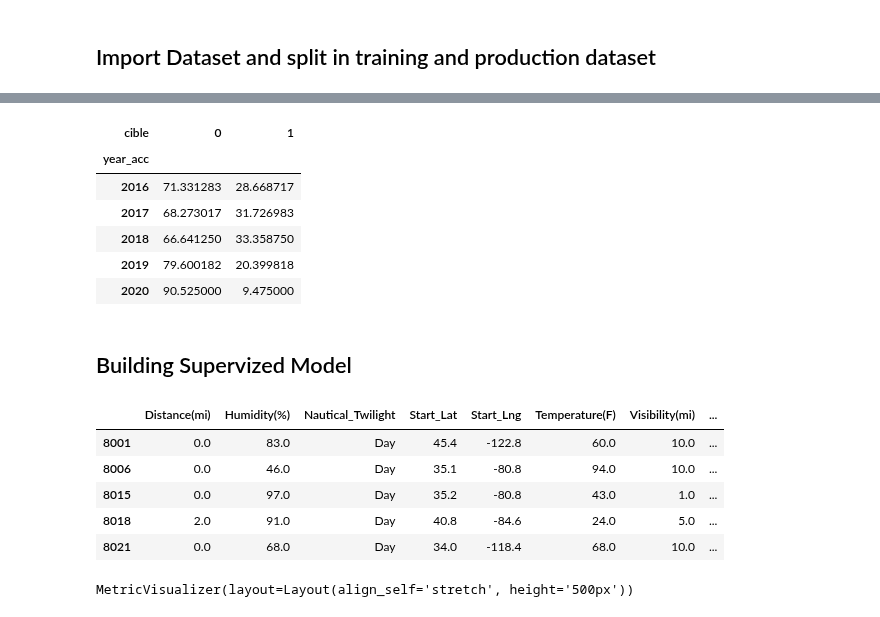
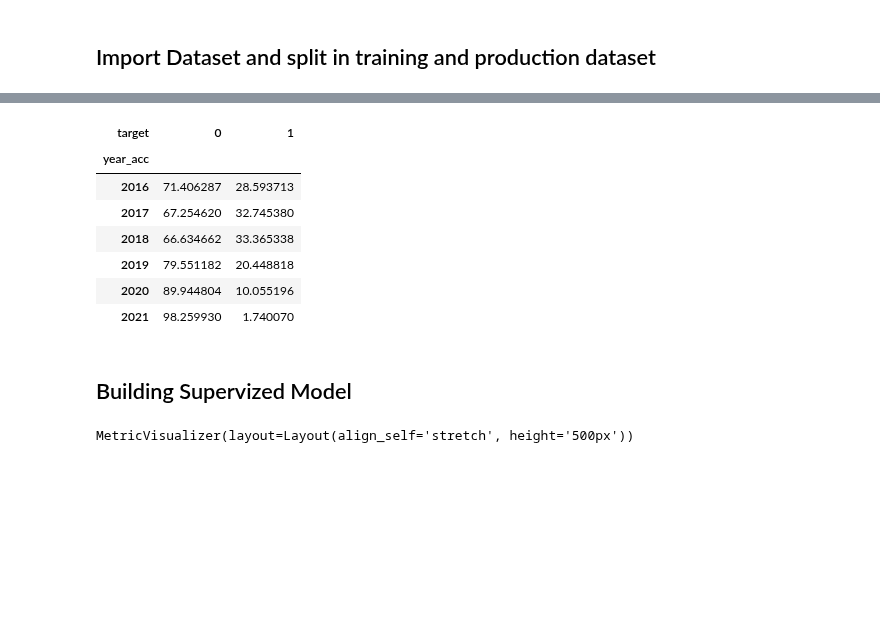
Before and after one commit to MAIF/eurybia, a Jupyter notebook: tutorial/model_drift/tutorial02-modeldrift-high-datadrift.ipynb, the cells around one changed output, grey strips where cells are left out. Cells and saved outputs as stored; diff of their text form; code cells hidden in the pictures; blank space fills up the shorter version.

```diff
--- a/tutorial/model_drift/tutorial02-modeldrift-high-datadrift.ipynb
+++ b/tutorial/model_drift/tutorial02-modeldrift-high-datadrift.ipynb
@@ -69,13 +70,14 @@ df_accident_2020 = df_car_accident.loc[df_car_accident['year_acc'] == 2020]
 # %%
 #We will train a classification model to predict the severity of an accident. 0 for a less severe accident and 1 for a severe accident.
 #Let's check percentage in class 0 and 1
-pd.crosstab(df_car_accident.year_acc, df_car_accident.cible, normalize = 'index')*100
+pd.crosstab(df_car_accident.year_acc, df_car_accident.target, normalize = 'index')*100
 # %% [output]
-| cible | 0 | 1 |
+| target | 0 | 1 |
 | year_acc |  |  |
-| 2016 | 71.331283 | 28.668717 |
-| 2017 | 68.273017 | 31.726983 |
-| 2018 | 66.641250 | 33.358750 |
-| 2019 | 79.600182 | 20.399818 |
-| 2020 | 90.525000 | 9.475000 |
+| 2016 | 71.406287 | 28.593713 |
+| 2017 | 67.254620 | 32.745380 |
+| 2018 | 66.634662 | 33.365338 |
+| 2019 | 79.551182 | 20.448818 |
+| 2020 | 89.944804 | 10.055196 |
+| 2021 | 98.259930 | 1.740070 |
 # %%
@@ -132,12 +107,3 @@ features_to_encode = [col for col in X_df_learning[features].columns if X_df_lea
-# %%
-X_df_learning.head()
-# %% [output]
-|  | Distance(mi) | Humidity(%) | Nautical_Twilight | Start_Lat | Start_Lng | Temperature(F) | Visibility(mi) | ... |
-| 8001 | 0.0 | 83.0 | Day | 45.4 | -122.8 | 60.0 | 10.0 | ... |
-| 8006 | 0.0 | 46.0 | Day | 35.1 | -80.8 | 94.0 | 10.0 | ... |
-| 8015 | 0.0 | 97.0 | Day | 35.2 | -80.8 | 43.0 | 1.0 | ... |
-| 8018 | 2.0 | 91.0 | Day | 40.8 | -84.6 | 24.0 | 5.0 | ... |
-| 8021 | 0.0 | 68.0 | Day | 34.0 | -118.4 | 68.0 | 10.0 | ... |
 # %%
 features_to_encode = [col for col in X_df_learning[features].columns if X_df_learning[col].dtype not in ('float64','int64')]
 
```
Also changed, not shown: parts of 21 cells of this notebook, 3 other files.
